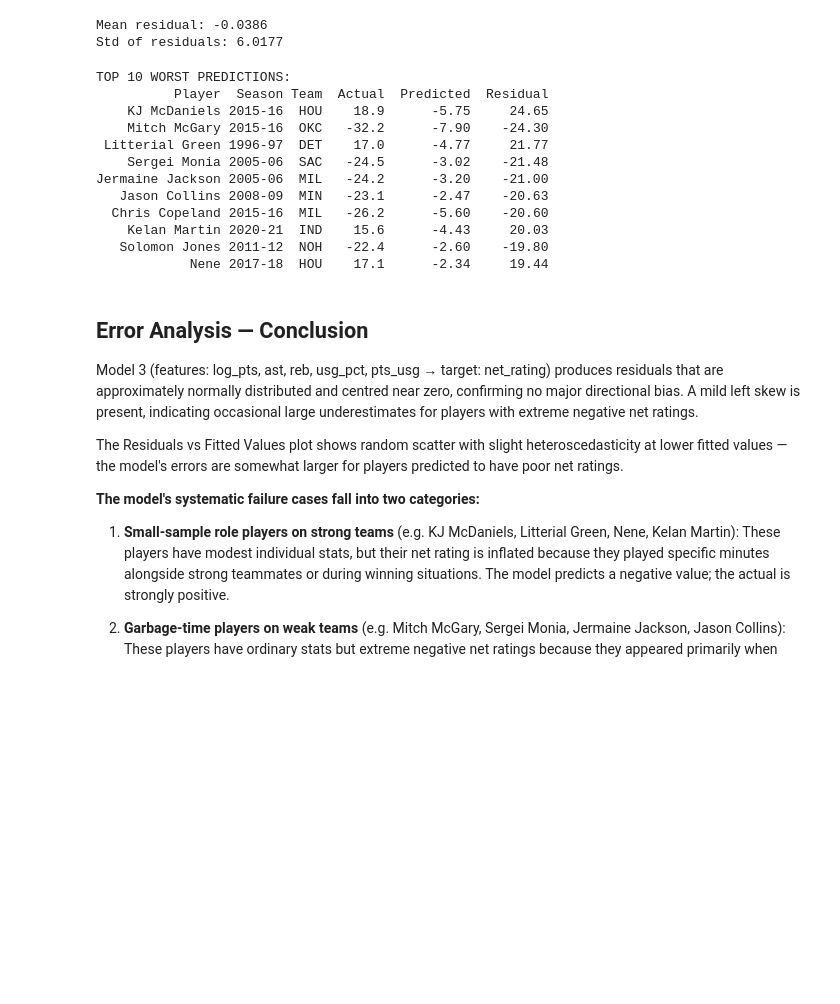
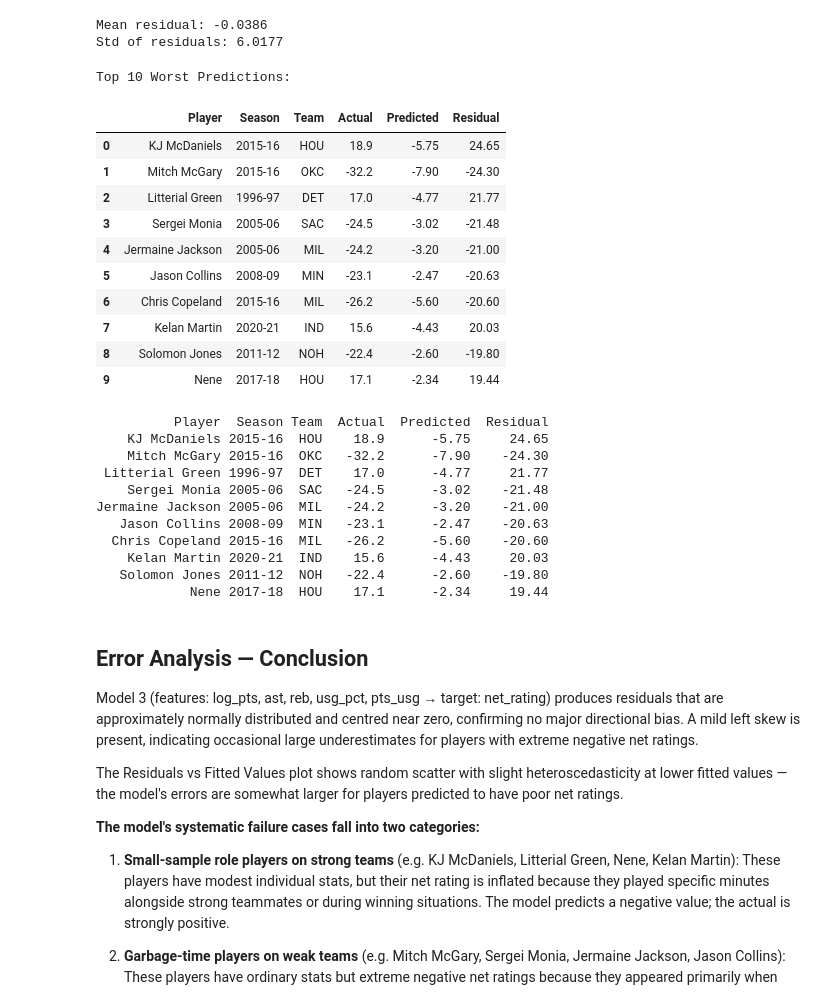
Before and after one commit to ChiragSethi-04/nba-performance-analysis, a Jupyter notebook: notebooks/06_Error_Analysis.ipynb, the cells around one changed output. Saved outputs shown, nothing was run; the diff lists cells and outputs as text; code cells hidden in the pictures; blank space fills up the shorter version.

```diff
--- a/notebooks/06_Error_Analysis.ipynb
+++ b/notebooks/06_Error_Analysis.ipynb
@@ -70,36 +70,49 @@ Std of residuals: 6.0177
 # %%
 # Build a results dataframe for test set
 results_df = X_test.copy()
 results_df['player_name']    = df.loc[X_test.index, 'player_name']
 results_df['season']         = df.loc[X_test.index, 'season']
 results_df['team']           = df.loc[X_test.index, 'team_abbreviation']
 results_df['actual']         = y_test.values
 results_df['predicted']      = y_pred.values
 results_df['residual']       = residuals.values
 results_df['abs_error']      = residuals.abs().values
 
 # Top 10 worst predictions
 worst = results_df.nlargest(10, 'abs_error')[
     ['player_name','season','team','actual','predicted','residual']
 ].reset_index(drop=True)
 
 worst.columns = ['Player','Season','Team','Actual','Predicted','Residual']
 worst = worst.round(2)
-print("TOP 10 WORST PREDICTIONS:")
+
+print("Top 10 Worst Predictions:")
+display(worst)
 print(worst.to_string(index=False))
 # %% [output]
-TOP 10 WORST PREDICTIONS:
-          Player  Season Team  Actual  Predicted  Residual
-    KJ McDaniels 2015-16  HOU    18.9      -5.75     24.65
-    Mitch McGary 2015-16  OKC   -32.2      -7.90    -24.30
- Litterial Green 1996-97  DET    17.0      -4.77     21.77
-    Sergei Monia 2005-06  SAC   -24.5      -3.02    -21.48
-Jermaine Jackson 2005-06  MIL   -24.2      -3.20    -21.00
-   Jason Collins 2008-09  MIN   -23.1      -2.47    -20.63
-  Chris Copeland 2015-16  MIL   -26.2      -5.60    -20.60
-    Kelan Martin 2020-21  IND    15.6      -4.43     20.03
-   Solomon Jones 2011-12  NOH   -22.4      -2.60    -19.80
-            Nene 2017-18  HOU    17.1      -2.34     19.44
+Top 10 Worst Predictions:
+|  | Player | Season | Team | Actual | Predicted | Residual |
+| 0 | KJ McDaniels | 2015-16 | HOU | 18.9 | -5.75 | 24.65 |
+| 1 | Mitch McGary | 2015-16 | OKC | -32.2 | -7.90 | -24.30 |
+| 2 | Litterial Green | 1996-97 | DET | 17.0 | -4.77 | 21.77 |
+| 3 | Sergei Monia | 2005-06 | SAC | -24.5 | -3.02 | -21.48 |
+| 4 | Jermaine Jackson | 2005-06 | MIL | -24.2 | -3.20 | -21.00 |
+| 5 | Jason Collins | 2008-09 | MIN | -23.1 | -2.47 | -20.63 |
+| 6 | Chris Copeland | 2015-16 | MIL | -26.2 | -5.60 | -20.60 |
+| 7 | Kelan Martin | 2020-21 | IND | 15.6 | -4.43 | 20.03 |
+| 8 | Solomon Jones | 2011-12 | NOH | -22.4 | -2.60 | -19.80 |
+| 9 | Nene | 2017-18 | HOU | 17.1 | -2.34 | 19.44 |
+          Player  Season Team  Actual  Predicted  Residual
+    KJ McDaniels 2015-16  HOU    18.9      -5.75     24.65
+    Mitch McGary 2015-16  OKC   -32.2      -7.90    -24.30
+ Litterial Green 1996-97  DET    17.0      -4.77     21.77
+    Sergei Monia 2005-06  SAC   -24.5      -3.02    -21.48
+Jermaine Jackson 2005-06  MIL   -24.2      -3.20    -21.00
+   Jason Collins 2008-09  MIN   -23.1      -2.47    -20.63
+  Chris Copeland 2015-16  MIL   -26.2      -5.60    -20.60
+    Kelan Martin 2020-21  IND    15.6      -4.43     20.03
+   Solomon Jones 2011-12  NOH   -22.4      -2.60    -19.80
+            Nene 2017-18  HOU    17.1      -2.34     19.44
 # %% [markdown]
 ## Error Analysis — Conclusion
 
```
Also changed, not shown: 4 other files.
